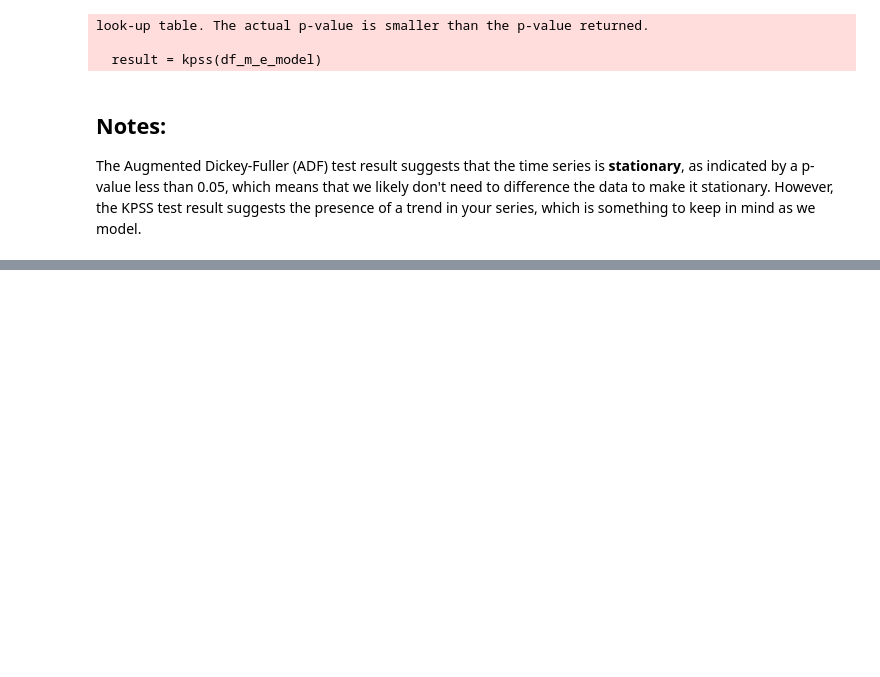
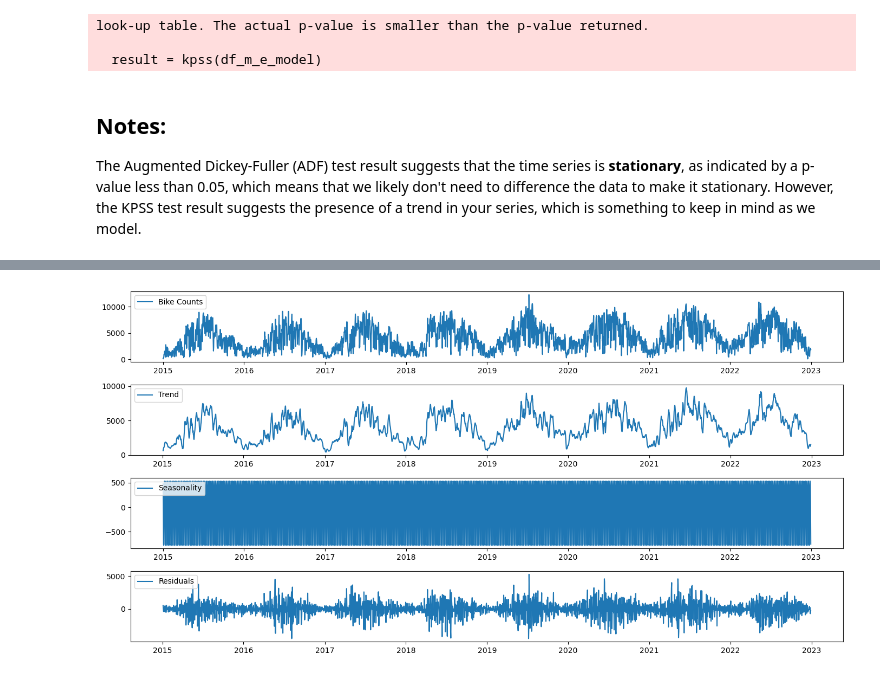
Before and after one commit to cap7586/CaroPeThesis, a Jupyter notebook: Munich_Complete_Analysis/HoltWinters_Muc.ipynb, the cells around one changed output, grey strips where cells are left out. Saved outputs shown, nothing was run; the diff lists cells and outputs as text; code cells hidden in the pictures; blank space fills up the shorter version.

Commit message:
Added comments and new code in the HoltWinters_Muc notebook

```diff
--- a/Munich_Complete_Analysis/HoltWinters_Muc.ipynb
+++ b/Munich_Complete_Analysis/HoltWinters_Muc.ipynb
@@ -297,4 +139,0 @@ Name: Total, dtype: float64
-# %%
-df_m_e_model['HWES2_ADD'] = ExponentialSmoothing(df_m_e_model['Total'], trend = 'add').fit().fittedvalues
-df_m_e_model['HWES2_MUL'] = ExponentialSmoothing(df_m_e_model['Total'], trend = 'mul').fit().fittedvalues
-df_m_e_model[['Total', 'HWES2_ADD', 'HWES2_MUL']].plot(title= 'Holt-Winters Double ES: Additive and Multiplicatiove Trend', color=['pink', 'navy', 'lightgreen'])
@@ -312,5 +139,0 @@ fittedvalues
-# %%
-df_m_e_model['HWES3_ADD'] = ExponentialSmoothing(df_m_e_model['Total'], trend = 'add', seasonal= 'add', seasonal_periods= 12).fit().fittedvalues
-df_m_e_model['HWES3_MUL'] = ExponentialSmoothing(df_m_e_model['Total'], trend = 'mul', seasonal= 'mul', seasonal_periods= 12).fit().fittedvalues
-
-df_m_e_model[['Total', 'HWES3_ADD', 'HWES3_MUL']].plot(title='Tripple HWES', color=['pink', 'navy', 'lightgreen'])
@@ -433,0 +163,30 @@ Reject the null hypothesis (non-stationary)
+# %%
+decomposition = seasonal_decompose(df_m_e_model['Total'], model='additive') # Use an additive model when the seasonal variations are roughly constant through the series
+
+# Assign the trend, seasonal, and residual components to separate variables
+trend = decomposition.trend
+seasonal = decomposition.seasonal
+residual = decomposition.resid
+
+# Plot the decomposed components
+plt.figure(figsize=(14,7))
+
+plt.subplot(411)
+plt.plot(df_m_e_model['Total'], label='Bike Counts')
+plt.legend(loc='upper left')
+
+plt.subplot(412)
+plt.plot(trend, label='Trend')
+plt.legend(loc='upper left')
+
+plt.subplot(413)
+plt.plot(seasonal,label='Seasonality')
+plt.legend(loc='upper left')
+
+plt.subplot(414)
+plt.plot(residual, label='Residuals')
+plt.legend(loc='upper left')
+
+plt.tight_layout()
+# %% [output]
+[figure, added]
```
Also changed, not shown: parts of 28 cells of this notebook, 2 other files.
